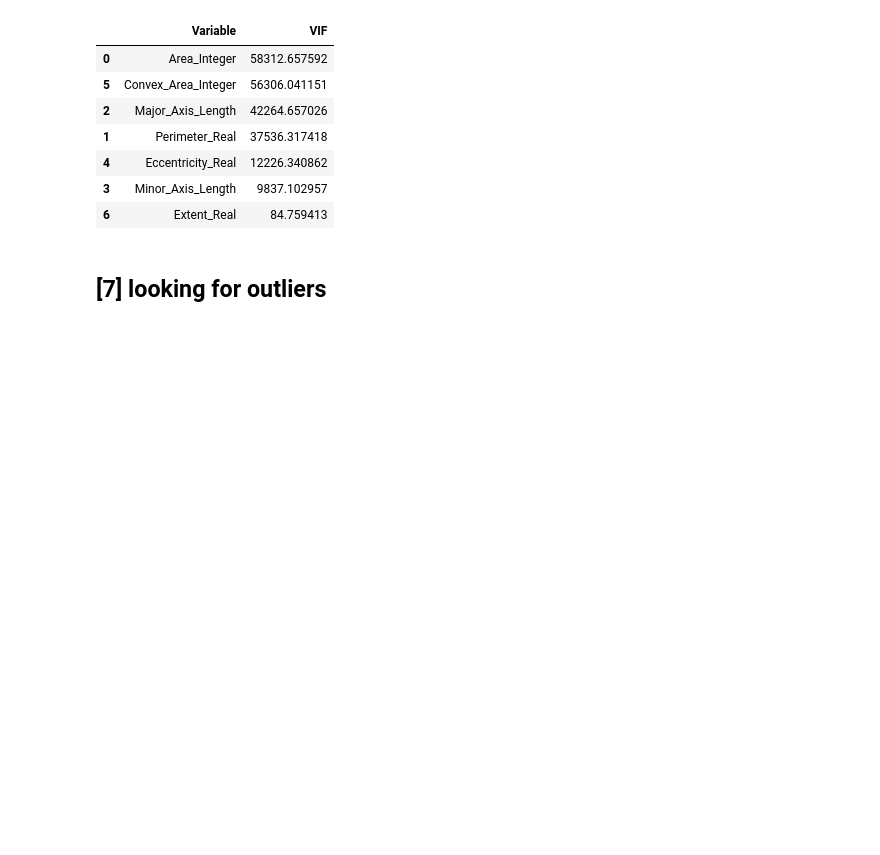
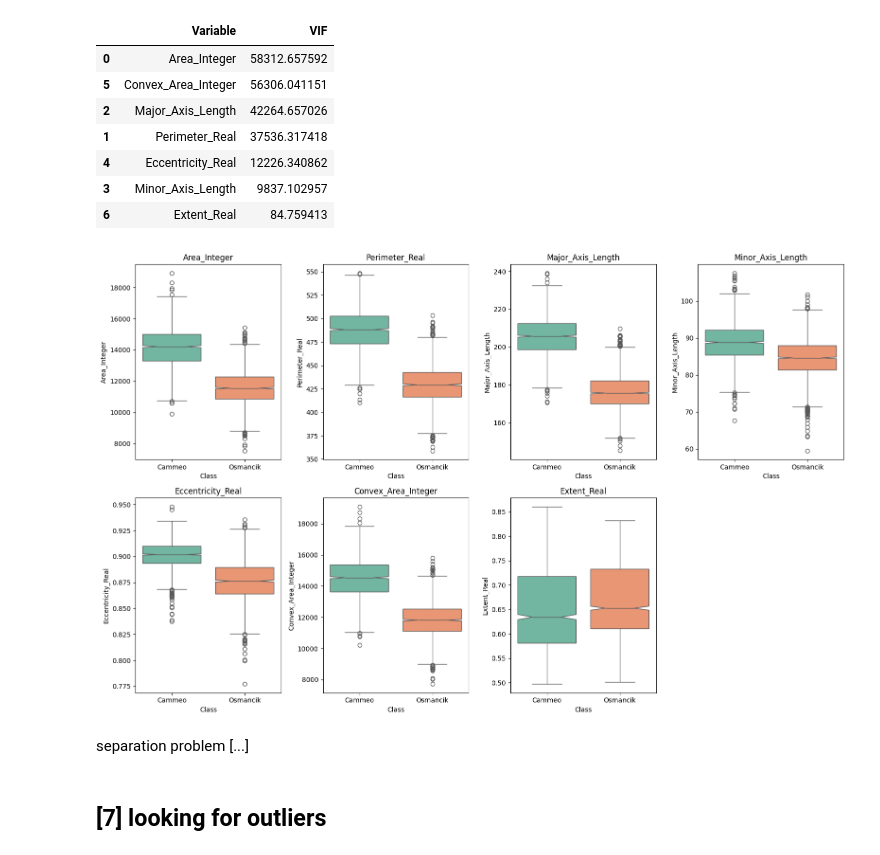
Before and after one commit to onaizna/rice-type-classifier-project-zfvg, a Jupyter notebook: notebooks/eda.ipynb, the cells around one changed output. Drawn from its saved outputs; the diff is of its cells as text; code cells hidden in the pictures; blank space fills up the shorter version.

```diff
--- a/notebooks/eda.ipynb
+++ b/notebooks/eda.ipynb
@@ -188,6 +233,25 @@ Valori VIF:
 | 4 | Eccentricity_Real | 12226.340862 |
 | 3 | Minor_Axis_Length | 9837.102957 |
 | 6 | Extent_Real | 84.759413 |
+# %%
+fig, axes = plt.subplots(nrows=2, ncols=round(n / 2), figsize=(4 * round(n / 2), 10))
+axes = axes.flatten()  # necessario per usare iterare axes[i]
+
+for i, col in enumerate(cols):
+    sns.boxplot(ax=axes[i], x='Class', y=col, data=df_rice, notch=True, palette='Set2', hue='Class', legend=False)
+    axes[i].set_title(col)
+    axes[i].set_title(col)
+
+# elimino axes in eccesso
+for j in range(i + 1, len(axes)):
+    fig.delaxes(axes[j])
+
+plt.tight_layout()
+plt.show()
+# %% [output]
+[figure, added]
+# %% [markdown]
+separation problem [...]
 # %% [markdown]
 ## [7] looking for outliers
 # %%
```
Also changed, not shown: parts of 24 cells of this notebook, 7 other files.
